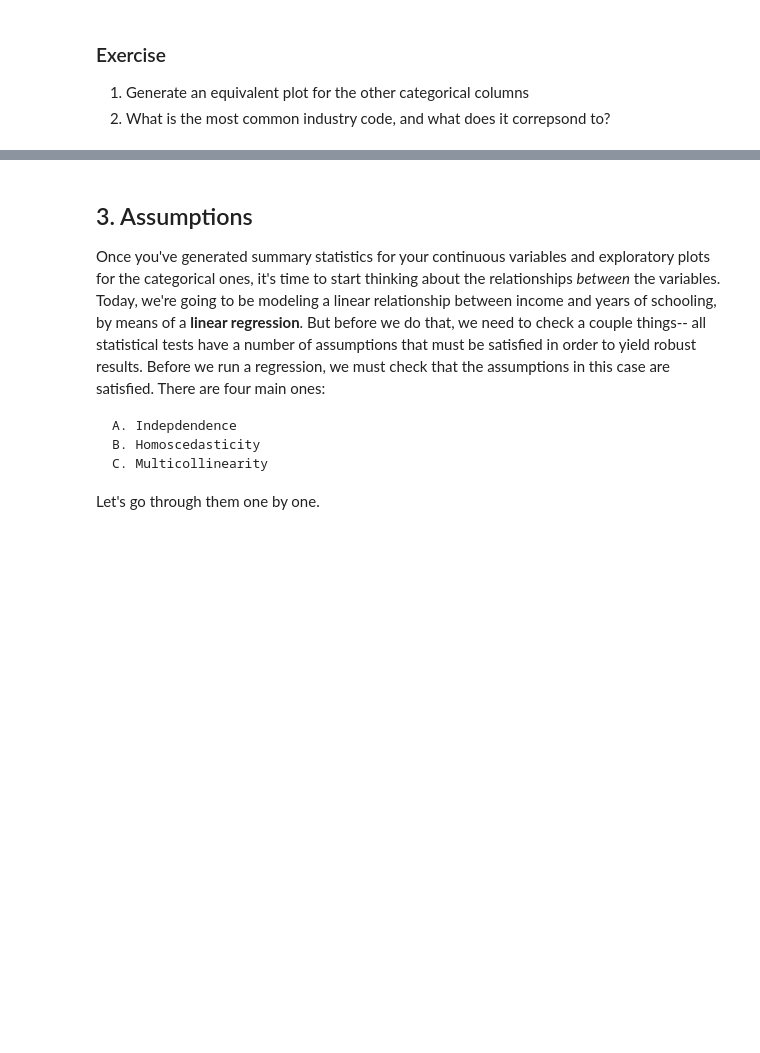
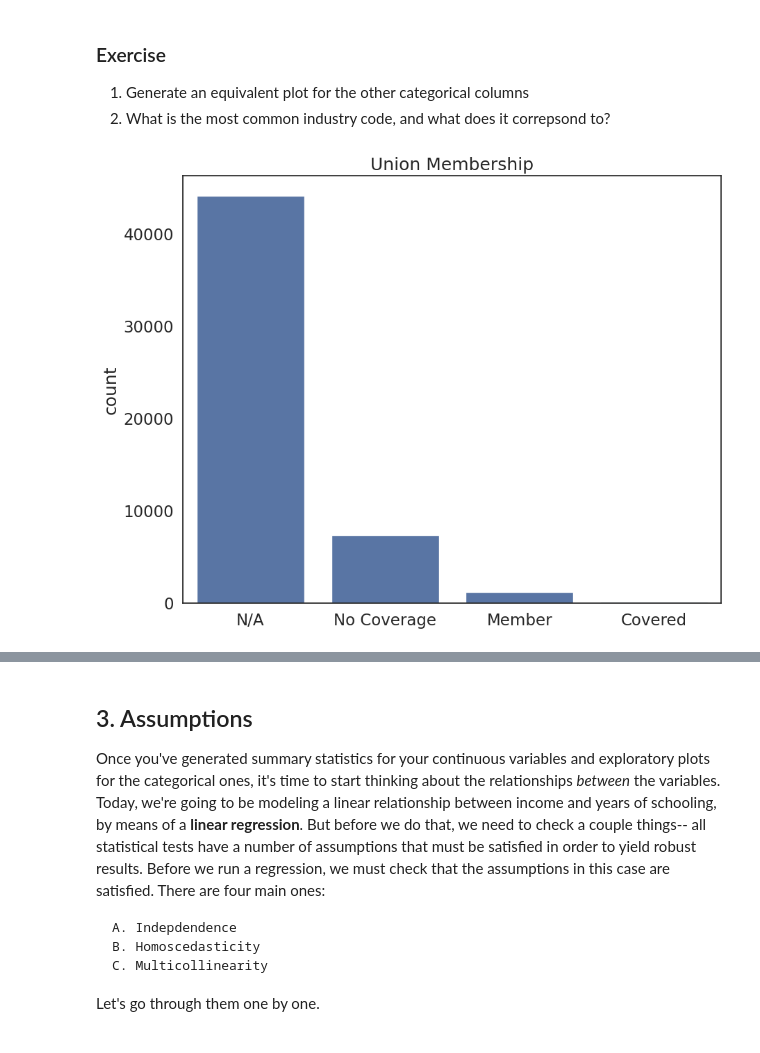
Before and after one commit to vicdelamaire/QM-2-, a Jupyter notebook: W7_lastversionn.ipynb, the cells around one changed output, grey strips where cells are left out. Drawn from its saved outputs; the diff is of its cells as text; code cells hidden in the pictures; blank space fills up the shorter version.

```diff
--- a/W7_lastversionn.ipynb
+++ b/W7_lastversionn.ipynb
@@ -162,3 +162,12 @@ plt.show() # show the plot
 
 1. Generate an equivalent plot for the other categorical columns
 2. What is the most common industry code, and what does it correpsond to?
+# %%
+sns.countplot(data=reg_df, x='union')
+
+plt.title('Union Membership')
+plt.xlabel('')
+plt.xticks(ticks=[0,1,2,3],labels=['N/A', 'No Coverage', 'Member','Covered'])
+plt.show()
+# %% [output]
+[figure, added]
```
Also changed, not shown: parts of 3 cells of this notebook.
